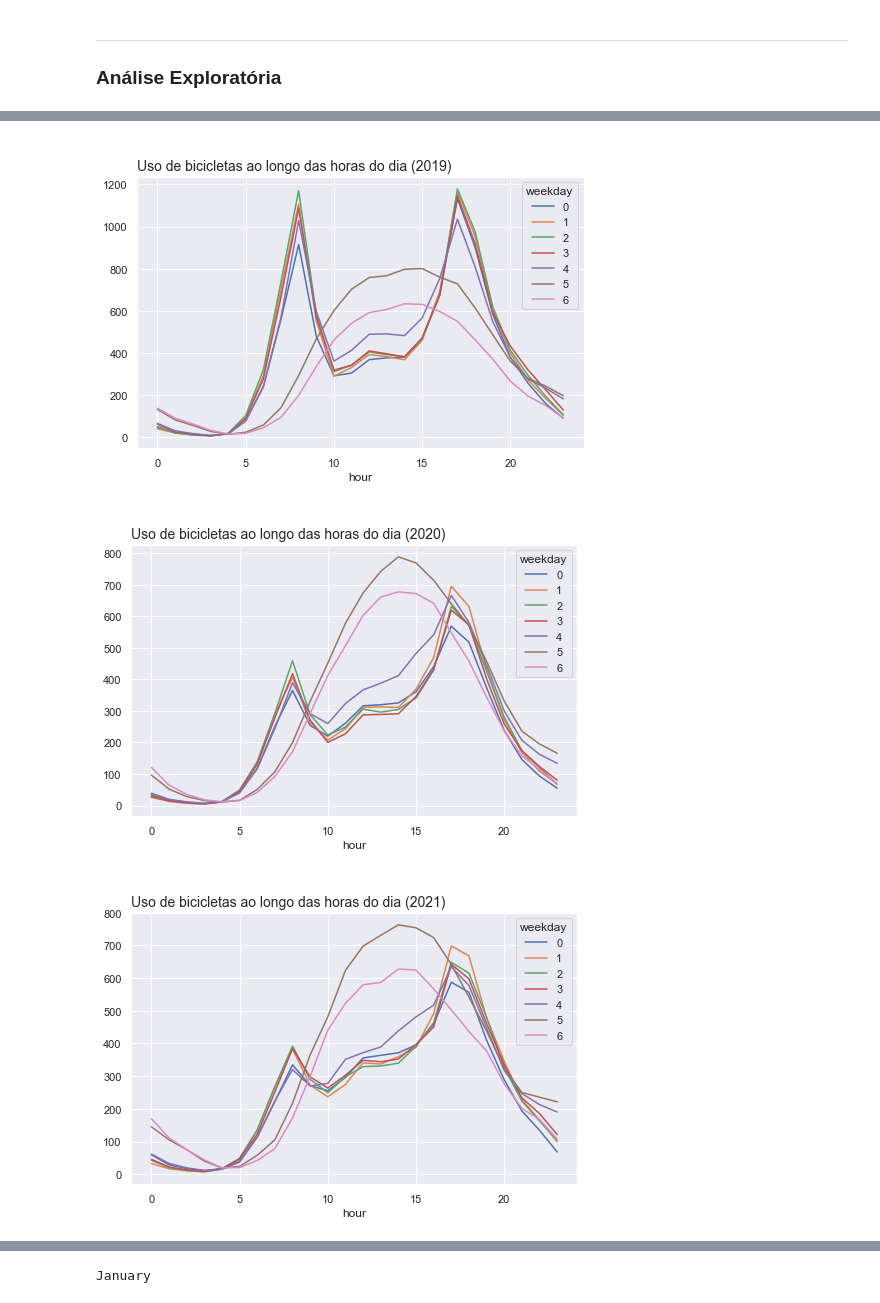
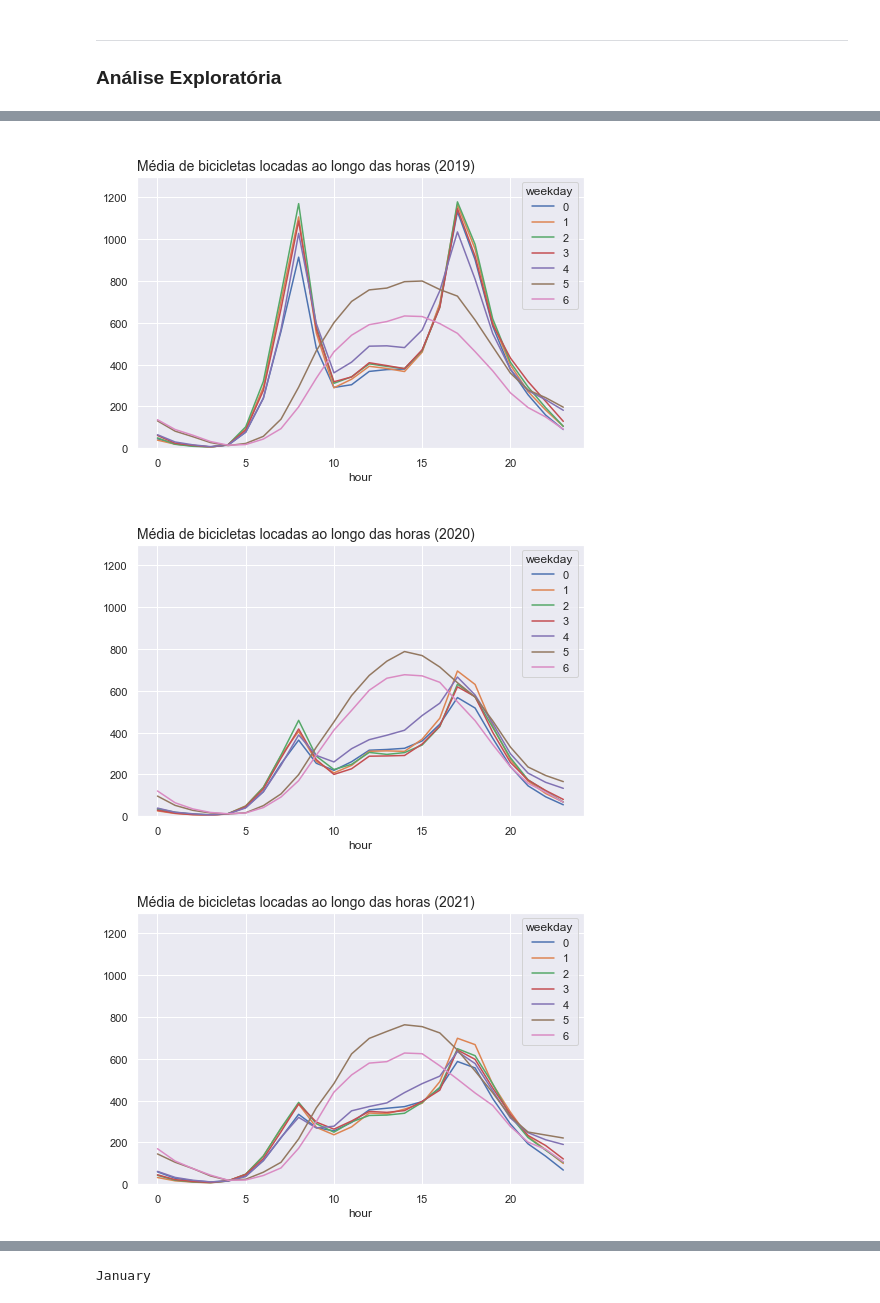
Before and after one commit to murilogmamaral/machine_learning, a Jupyter notebook: bike.ipynb, the cells around one changed output, grey strips where cells are left out. Saved outputs shown, nothing was run; the diff lists cells and outputs as text; code cells hidden in the pictures.

```diff
--- a/bike.ipynb
+++ b/bike.ipynb
@@ -303,12 +260,3 @@ df['hour'] = df['datetime'].dt.hour
 # %% [markdown]
 ___
 ### Análise Exploratória
-# %%
-for y in [2018,2019,2020,2021]:
-    (
-         df[df.year == y]
-        .pivot_table(index='month',columns='weekday',values='count',aggfunc='mean').round()
-        .plot(kind='bar',figsize=(16,2),ylim=(0,700),legend=False)
-    )
-    plt.title(f'\nUso de bicicletas por dia da semana e mês ({y})',loc='left',fontsize=(16))
-    plt.show()
@@ -320,7 +263,7 @@ for y in [2018,2019,2020,2021]:
 # %%
 for y in [2018,2019,2020,2021]:
     df[df.year == y]\
-    .pivot_table(index='hour',columns='weekday',values='count',aggfunc='mean').plot(figsize=(8,5))
-    plt.title(f'\nUso de bicicletas ao longo das horas do dia ({y})',loc='left',fontsize=(14))
+    .pivot_table(index='hour',columns='weekday',values='count',aggfunc='mean').plot(figsize=(8,5),ylim=(0,1300))
+    plt.title(f'\nMédia de bicicletas locadas ao longo das horas ({y})',loc='left',fontsize=(14))
     plt.show()
 # %% [output]
@@ -328,3 +271,3 @@ for y in [2018,2019,2020,2021]:
-[figure, old version]
+[figure, new version]
-[figure, old version]
+[figure, new version]
-[figure, old version]
+[figure, new version]
```
Also changed, not shown: parts of 12 cells of this notebook.
